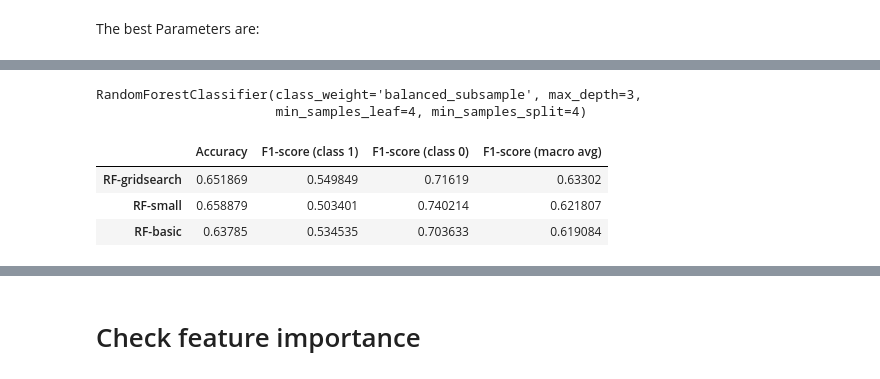
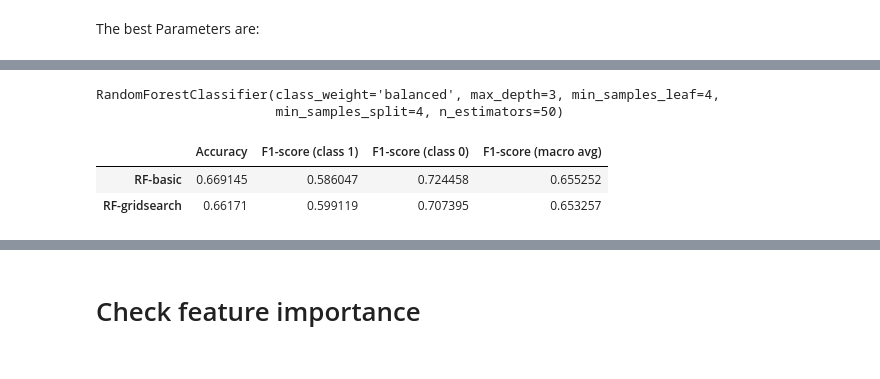
Before and after one commit to mitirmizi/koby-bryant-shot-selection, a Jupyter notebook: src/5-random-forrest.ipynb, the cells around one changed output, grey strips where cells are left out. Cells and saved outputs as stored; diff of their text form; code cells hidden in the pictures.

```diff
--- a/src/5-random-forrest.ipynb
+++ b/src/5-random-forrest.ipynb
@@ -79,3 +100,3 @@ OOB accuracy= 0.6830357142857143
 # %%
-y_pred = model_rf.predict(x_test)
+y_pred = model_rf.predict(x_val)
 # %%
@@ -86,5 +107,5 @@ array([[184,  50],
 # %%
-results.loc['RF-basic', :] = compute_metrics(y_test, y_pred)
+results.loc['RF-basic', :] = compute_metrics(y_val, y_pred)
 results.sort_values(by='F1-score (macro avg)', ascending=False)
 # %% [output]
 |  | Accuracy | F1-score (class 1) | F1-score (class 0) | F1-score (macro avg) |
@@ -148,5 +165,5 @@ trc = GridSearchCV(estimator=model,
                    refit=False,
                    n_jobs=-1)
 
-trc.fit(x_train, y_train)
+trc.fit(x_train, y_train.values.flatten())
 # %% [output]
@@ -171,17 +175,16 @@ trc.best_params_
 # %%
 model_rf_gs = RandomForestClassifier(**trc.best_params_)
 # %%
-model_rf_gs.fit(x_train, y_train)
+model_rf_gs.fit(x_train, y_train.values.flatten())
 # %% [output]
-RandomForestClassifier(class_weight='balanced_subsample', max_depth=3,
-                       min_samples_leaf=4, min_samples_split=4)
+RandomForestClassifier(class_weight='balanced', max_depth=3, min_samples_leaf=4,
+                       min_samples_split=4, n_estimators=50)
 # %%
-y_pred = model_rf_gs.predict(x_test)
-results.loc['RF-gridsearch', :] = compute_metrics(y_test, y_pred)
+y_pred = model_rf_gs.predict(x_val)
+results.loc['RF-gridsearch', :] = compute_metrics(y_val, y_pred)
 results.sort_values(by='F1-score (macro avg)', ascending=False)
 # %% [output]
 |  | Accuracy | F1-score (class 1) | F1-score (class 0) | F1-score (macro avg) |
-| RF-gridsearch | 0.651869 | 0.549849 | 0.71619 | 0.63302 |
-| RF-small | 0.658879 | 0.503401 | 0.740214 | 0.621807 |
-| RF-basic | 0.63785 | 0.534535 | 0.703633 | 0.619084 |
+| RF-basic | 0.669145 | 0.586047 | 0.724458 | 0.655252 |
+| RF-gridsearch | 0.66171 | 0.599119 | 0.707395 | 0.653257 |
 # %%
```
Also changed, not shown: parts of 35 cells of this notebook, 5 other files.
